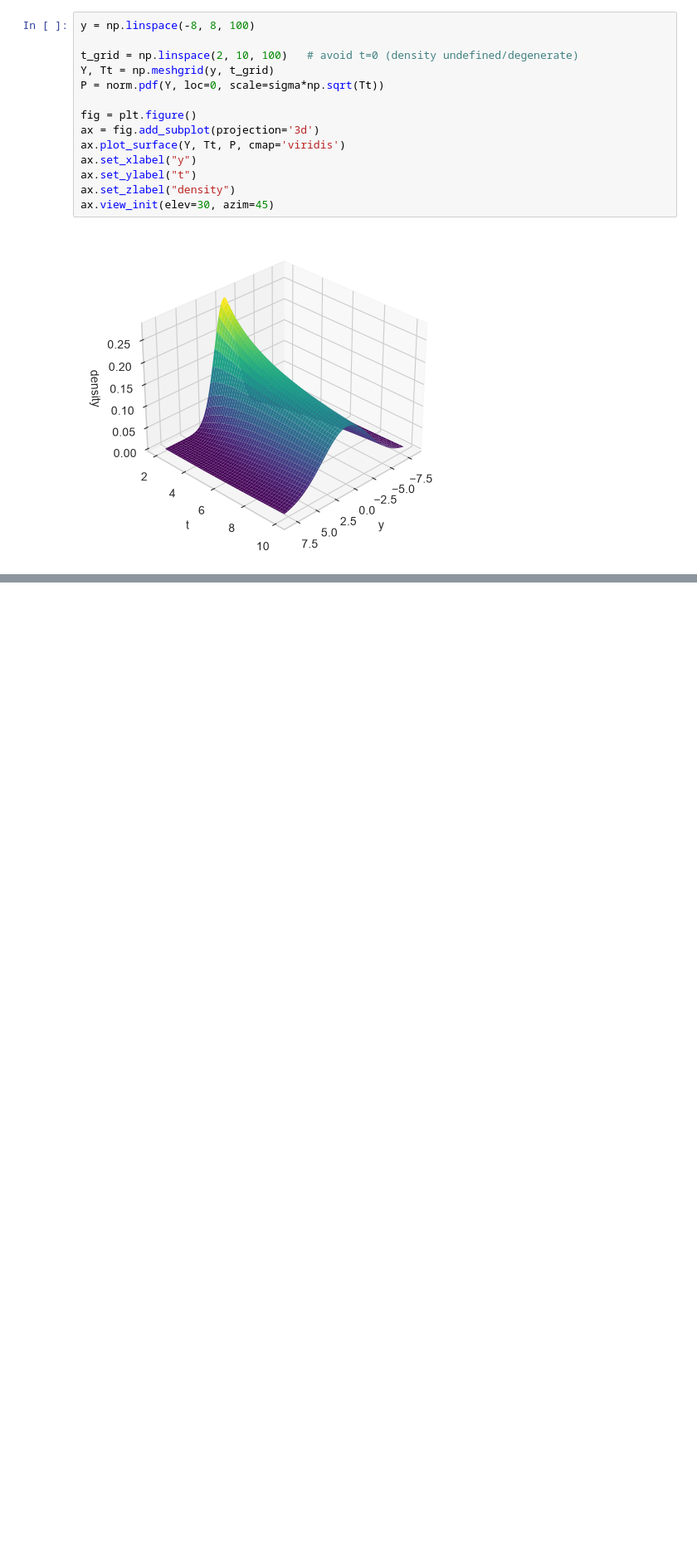
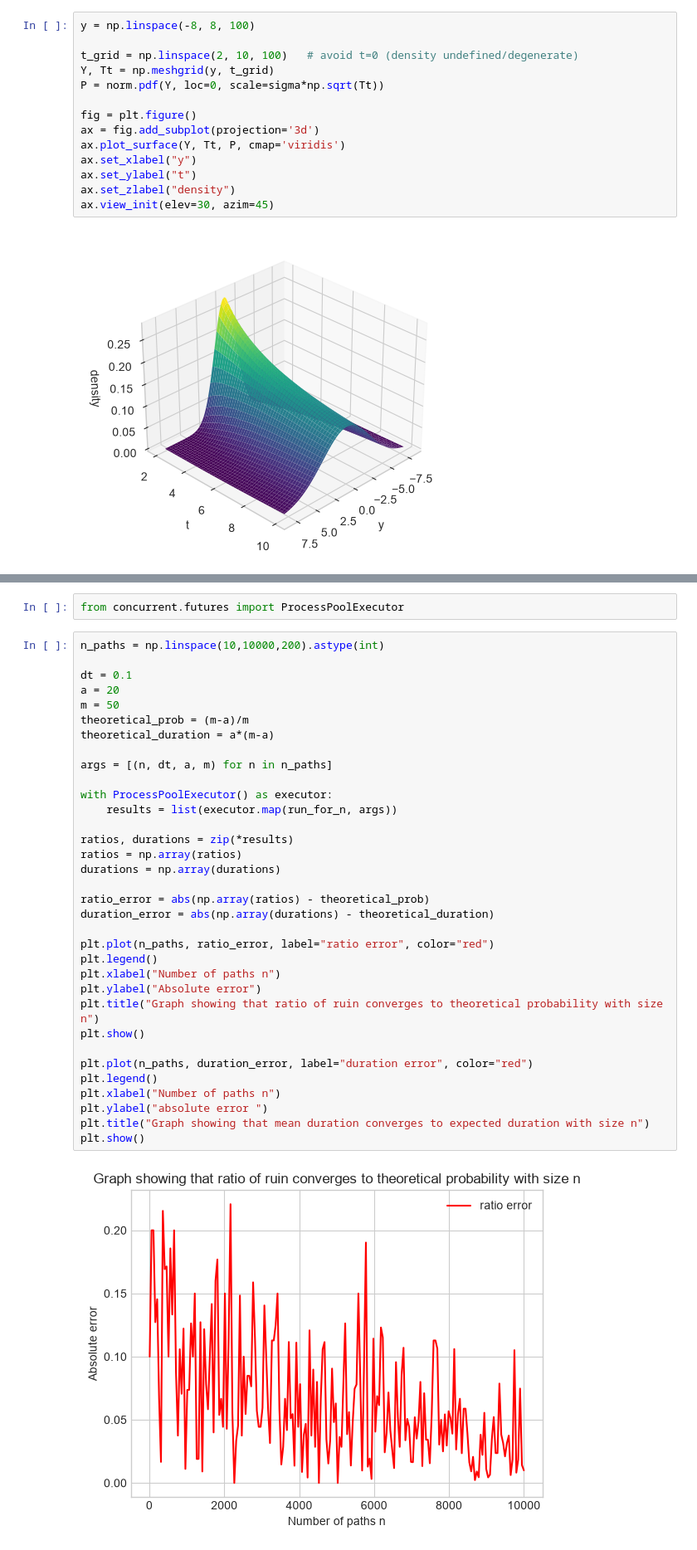
Before and after one commit to HA-Ward/Exploration-of-Stochastic-Processes-with-Computational-Implementation, a Jupyter notebook: notebooks/Brownian motion.ipynb, the cells around one changed output, grey strips where cells are left out. Shown at 83% size. Cells and saved outputs as stored; diff of their text form; blank space fills up the shorter version.

```diff
--- a/notebooks/Brownian motion.ipynb
+++ b/notebooks/Brownian motion.ipynb
@@ -90,0 +112,38 @@ ax.view_init(elev=30, azim=45)
+# %%
+from concurrent.futures import ProcessPoolExecutor
+# %%
+n_paths = np.linspace(10,10000,200).astype(int)
+
+dt = 0.1
+a = 20
+m = 50
+theoretical_prob = (m-a)/m
+theoretical_duration = a*(m-a)
+
+args = [(n, dt, a, m) for n in n_paths]
+
+with ProcessPoolExecutor() as executor:
+    results = list(executor.map(run_for_n, args))
+
+ratios, durations = zip(*results)
+ratios = np.array(ratios)
+durations = np.array(durations)
+
+ratio_error = abs(np.array(ratios) - theoretical_prob)
+duration_error = abs(np.array(durations) - theoretical_duration)
+
+plt.plot(n_paths, ratio_error, label="ratio error", color="red")
+plt.legend()
+plt.xlabel("Number of paths n")
+plt.ylabel("Absolute error")
+plt.title("Graph showing that ratio of ruin converges to theoretical probability with size n")
+plt.show()
+
+plt.plot(n_paths, duration_error, label="duration error", color="red")
+plt.legend()
+plt.xlabel("Number of paths n")
+plt.ylabel("absolute error ")
+plt.title("Graph showing that mean duration converges to expected duration with size n")
+plt.show()
+# %% [output]
+[figure, added]
```
Also changed, not shown: parts of 8 cells of this notebook, 2 other files.
